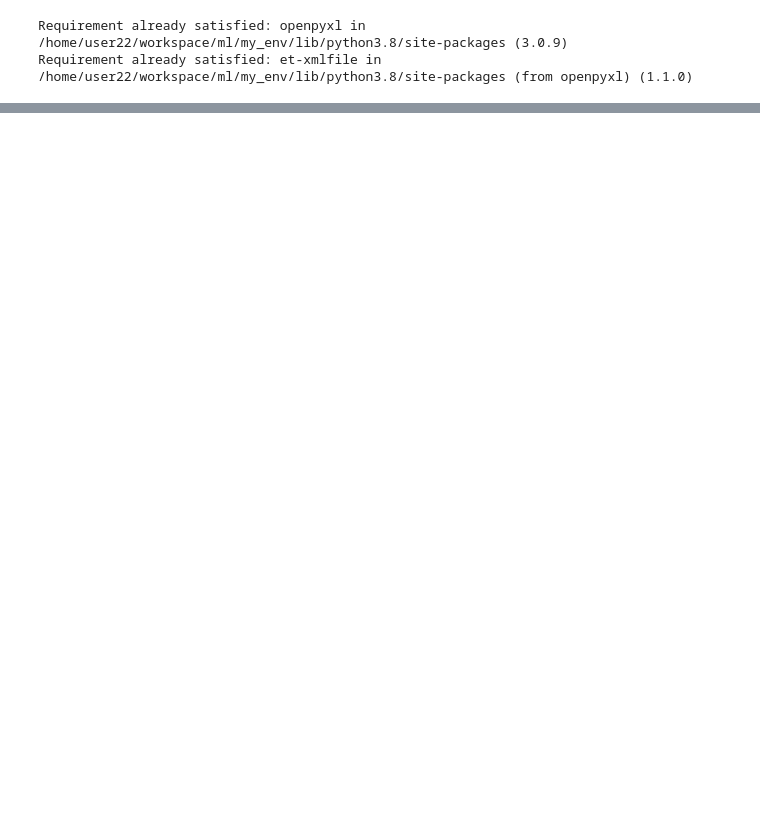
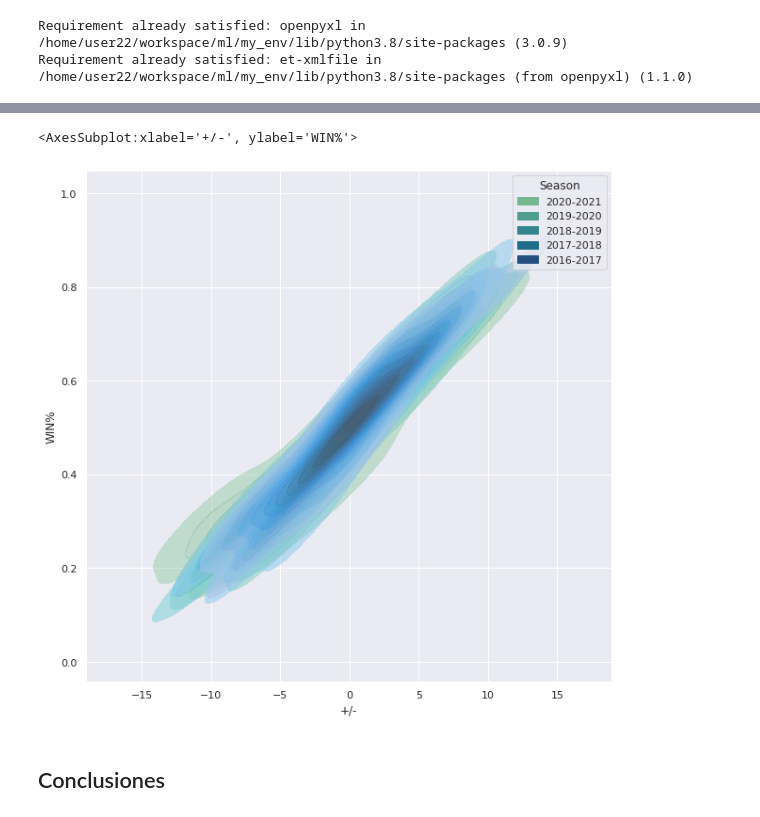
Before and after one commit to ivanjimenez/nba_stats, a Jupyter notebook: prueba.ipynb, the cells around one changed output, grey strips where cells are left out. Cells and saved outputs as stored; diff of their text form; code cells hidden in the pictures; blank space fills up the shorter version.

```diff
--- a/prueba.ipynb
+++ b/prueba.ipynb
@@ -156,0 +211,13 @@ sb.heatmap(nuevo)
+# %%
+sb.set(rc={"figure.figsize":(10, 10)}) #width=6, height=5
+
+sb.kdeplot(
+   data=df3, x="+/-",y="WIN%", hue="Season",
+   fill=True, common_norm=False, palette="crest",
+   alpha=.5
+)
+# %% [output]
+<AxesSubplot:xlabel='+/-', ylabel='WIN%'>
+[figure, added]
+# %% [markdown]
+## Conclusiones
```
Also changed, not shown: parts of 12 cells of this notebook.
